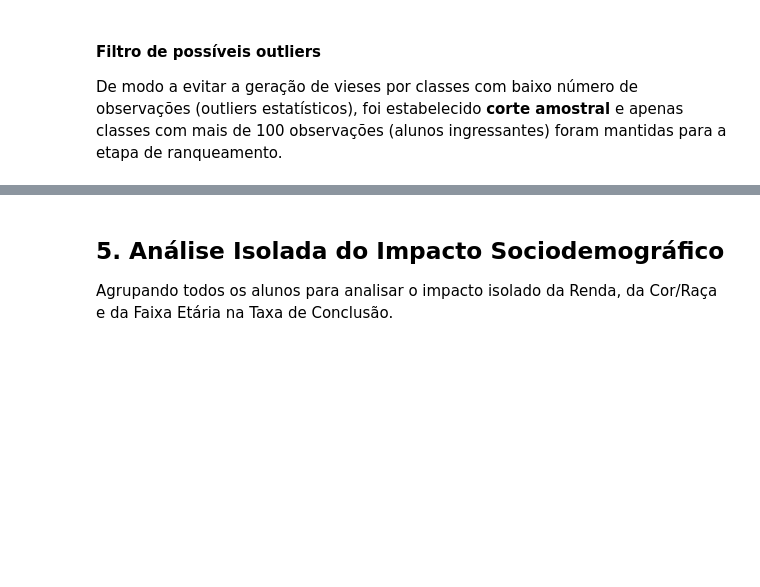
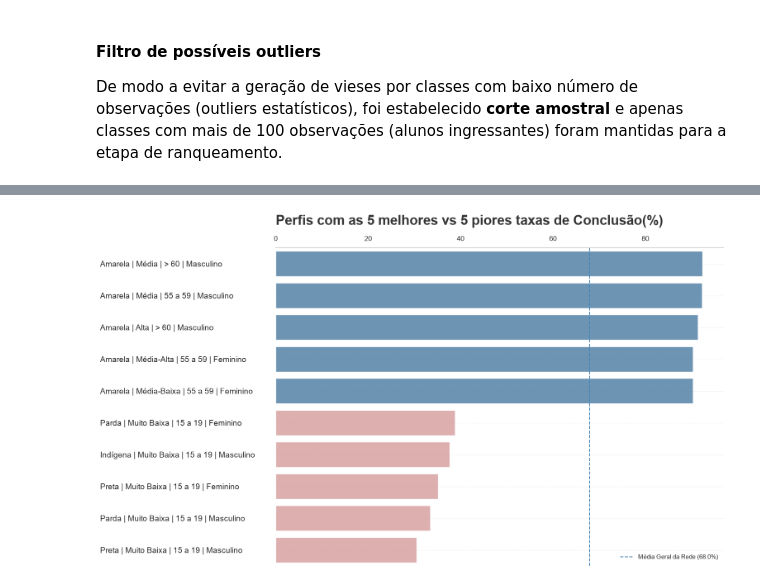
Before and after one commit to Sandro-Ribeiro/Mara_Projeto4, a Jupyter notebook: Notebooks/notePerfisCandidatos_V2.ipynb, the cells around one changed output, grey strips where cells are left out. Cells and saved outputs as stored; diff of their text form; code cells hidden in the pictures; blank space fills up the shorter version.

Commit message:
notePerfisCandidatos_V2

```diff
--- a/Notebooks/notePerfisCandidatos_V2.ipynb
+++ b/Notebooks/notePerfisCandidatos_V2.ipynb
@@ -47,11 +47,10 @@ df = df[df['Instituicao'].str.startswith('IF', na=False)]
 Para evitar que a ausência de declaração distorcesse as análises de perfis demográficos específicos, foram excluídos todos os registros em que as variáveis de interesse (CorRaca, RendaFamiliar,FaixaEtaria e Sexo) constavam como S/I (Sem Informação) ou Não Declarada.
 # %%
 # Remoção de classes sem informação declarada
-remover = ['S/I', 'Não Declarada']
+remover = ['S/I', 'Não Declarada', 'Não declarada']
 df = df[~df['CorRaca'].isin(remover)]
 df = df[~df['RendaFamiliar'].isin(remover)]
 df = df[~df['FaixaEtaria'].isin(remover)]
 df = df[~df['Sexo'].isin(remover)]
 
 print(f"Linhas válidas (após limpeza): {df.shape[0]}")
-df.head()
@@ -89,7 +115,4 @@ df_perfil['taxa_conclusao'] = (df_perfil['total_concluintes'] / df_perfil['total
 # %%
-
 # Criar uma coluna de nome descritivo do perfil para gráficos
-df_perfil['Nome_Perfil'] = df_perfil['CorRaca'] + " | " + df_perfil['RendaFamiliar'] + " | " + df_perfil['FaixaEtaria']
-
-df_perfil = df_perfil.sort_values(by='taxa_conclusao', ascending=False)
+df_perfil['Nome_Perfil'] = df_perfil['CorRaca'] + " | " + df_perfil['RendaFamiliar'] + " | " + df_perfil['FaixaEtaria'] + " | " + df_perfil['Sexo']
 df_perfil.head()
@@ -120,3 +131,0 @@ plt.show()
-# %% [markdown]
-## 5. Análise Isolada do Impacto Sociodemográfico
-Agrupando todos os alunos para analisar o impacto isolado da Renda, da Cor/Raça e da Faixa Etária na Taxa de Conclusão.
@@ -167,0 +132,68 @@ plt.show()
+# %%
+# Ordenar de forma ascedente quanto a taxa de conclusão
+df_perfil = df_perfil.sort_values(by=['taxa_conclusao'], ascending=False)
+
+# Selecionar os 10 maiores e os 10 menores
+top = df_perfil.head(5).copy()
+bottom = df_perfil.tail(5).copy()
+
+# Concatenar para um único DataFrame
+df_extremos = pd.concat([top, bottom])
+# %%
+# 1. Paleta Desaturada (Cores suaves/pastéis)
+# Verde suave para os 10 maiores, Vermelho suave para os 10 menores
+cores = ['#4682B4'] * 5 + ['#e09898'] * 5
+
+plt.figure(figsize=(14, 10))
+ax = plt.gca() # Obtém o eixo atual do gráfico
+
+# 2. Desenhar as barras sem marcadores de desvio (errorbar=None ou ci=None)
+# Usamos alpha=0.85 para suavizar ainda mais a saturação
+sns.barplot(
+    data=df_extremos,
+    x='taxa_conclusao',
+    y='Nome_Perfil',
+    palette=cores,
+    alpha=0.85,
+    errorbar=None  # Remove desvios (Seaborn >= 0.12) ou ci=None para versões antigas
+)
+
+# 3. Título alinhado à esquerda e com espaçamento
+plt.title(
+    'Perfis com as 5 melhores vs 5 piores taxas de Conclusão(%)',
+    loc='left',
+    pad=40,
+    fontsize=24,
+    weight='bold',
+    color='#333333'
+)
+
+# 4. Retirar os títulos dos eixos X e Y
+plt.xlabel('')
+plt.ylabel('')
+
+# 5. Colocar o eixo X no topo do gráfico
+ax.xaxis.tick_top()
+ax.xaxis.set_label_position('top')
+ax.tick_params(axis='x',labelsize=12)
+
+# 6. Alinhar os valores do eixo Y à esquerda
+# ha='left' alinha o texto à esquerda. O pad empurra as labels para fora da barra/linha do eixo y.
+ax.set_yticklabels(ax.get_yticklabels(), ha='left')
+ax.tick_params(axis='y',labelsize=14, pad=300) # Ajuste este valor (ex: 220) conforme o comprimento dos textos
+
+# 7. Eliminar as linhas de grade verticais e configurar as horizontais
+plt.grid(False, axis='x')  # Remove linhas verticais
+plt.grid(True, axis='y', linestyle=':', alpha=0.5, color='#cccccc') # Linhas horizontais discretas
+
+# Linha da média geral (azul desaturado/suave)
+media_geral = (df['Número de concluintes'].sum() / df['Número de ingressantes'].sum()) * 100
+plt.axvline(media_geral, color='#4682b4', linestyle='--', linewidth=1.5, label=f'Média Geral da Rede ({media_geral:.1f}%)')
+
+# Ajustar legenda e remover bordas desnecessárias
+plt.legend(loc='lower right', frameon=True, facecolor='white', edgecolor='none')
+sns.despine(left=True, bottom=True, top=False) # Remove linhas da borda esquerda e inferior
+
+plt.show()
+# %% [output]
+[figure, added]
```
Also changed, not shown: parts of 28 cells of this notebook.
